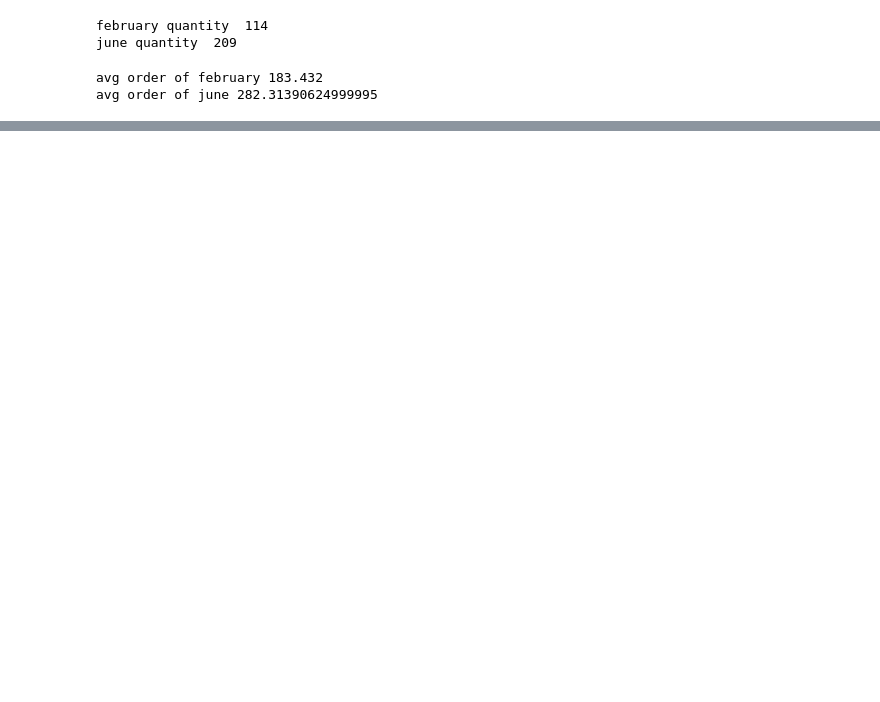
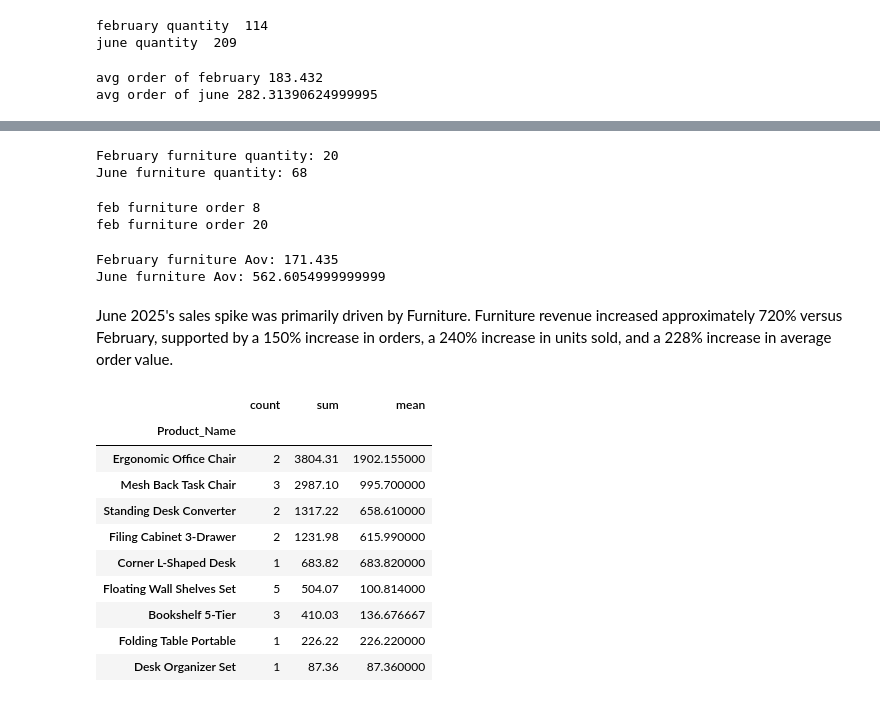
Before and after one commit to anubhabmandal09/ecommerce-sales-analysis, a Jupyter notebook: notebooks/sales_analysis.ipynb, the cells around one changed output, grey strips where cells are left out. Drawn from its saved outputs; the diff is of its cells as text; code cells hidden in the pictures; blank space fills up the shorter version.

Commit message:
Update ecommerce sales analysis

```diff
--- a/notebooks/sales_analysis.ipynb
+++ b/notebooks/sales_analysis.ipynb
@@ -457,0 +513,37 @@ avg order of june 282.31390624999995
+# %%
+feb_furniture = feb_2025[feb_2025["Product_Category"] == "Furniture"]
+jun_furniture = jun_2025[jun_2025["Product_Category"]== "Furniture"]
+# %%
+print("February furniture quantity:", feb_furniture["Quantity"].sum())
+print("June furniture quantity:", jun_furniture["Quantity"].sum())
+# %% [output]
+February furniture quantity: 20
+June furniture quantity: 68
+# %%
+print("feb furniture order",len(feb_furniture))
+print("feb furniture order",len(jun_furniture))
+# %% [output]
+feb furniture order 8
+feb furniture order 20
+# %%
+print("February furniture Aov:", feb_furniture["Total_Sales"].mean())
+print("June furniture Aov:", jun_furniture["Total_Sales"].mean())
+# %% [output]
+February furniture Aov: 171.435
+June furniture Aov: 562.6054999999999
+# %% [markdown]
+June 2025's sales spike was primarily driven by Furniture. Furniture revenue increased approximately 720% versus February, supported by a 150% increase in orders, a 240% increase in units sold, and a 228% increase in average order value.
+# %%
+jun_furniture.groupby("Product_Name")["Total_Sales"].agg(["count","sum","mean"]).sort_values("sum",ascending=False)
+# %% [output]
+|  | count | sum | mean |
+| Product_Name |  |  |  |
+| Ergonomic Office Chair | 2 | 3804.31 | 1902.155000 |
+| Mesh Back Task Chair | 3 | 2987.10 | 995.700000 |
+| Standing Desk Converter | 2 | 1317.22 | 658.610000 |
+| Filing Cabinet 3-Drawer | 2 | 1231.98 | 615.990000 |
+| Corner L-Shaped Desk | 1 | 683.82 | 683.820000 |
+| Floating Wall Shelves Set | 5 | 504.07 | 100.814000 |
+| Bookshelf 5-Tier | 3 | 410.03 | 136.676667 |
+| Folding Table Portable | 1 | 226.22 | 226.220000 |
+| Desk Organizer Set | 1 | 87.36 | 87.360000 |
```
Also changed, not shown: parts of 13 cells of this notebook.
